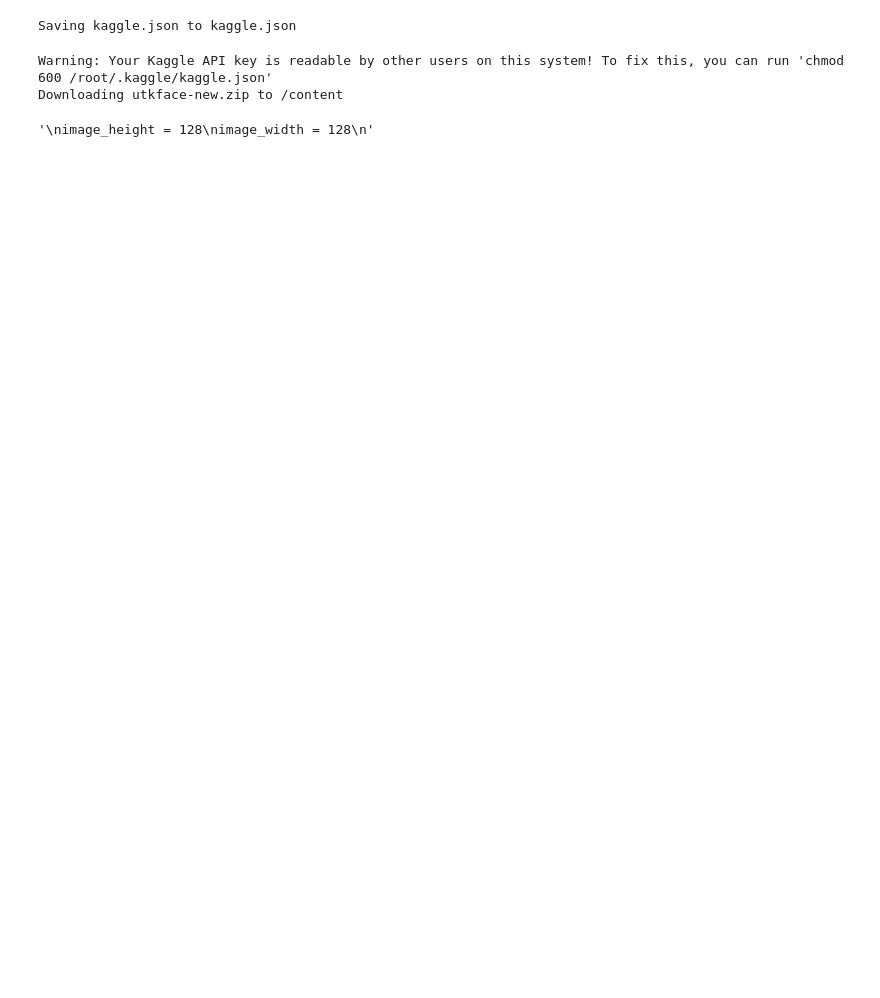
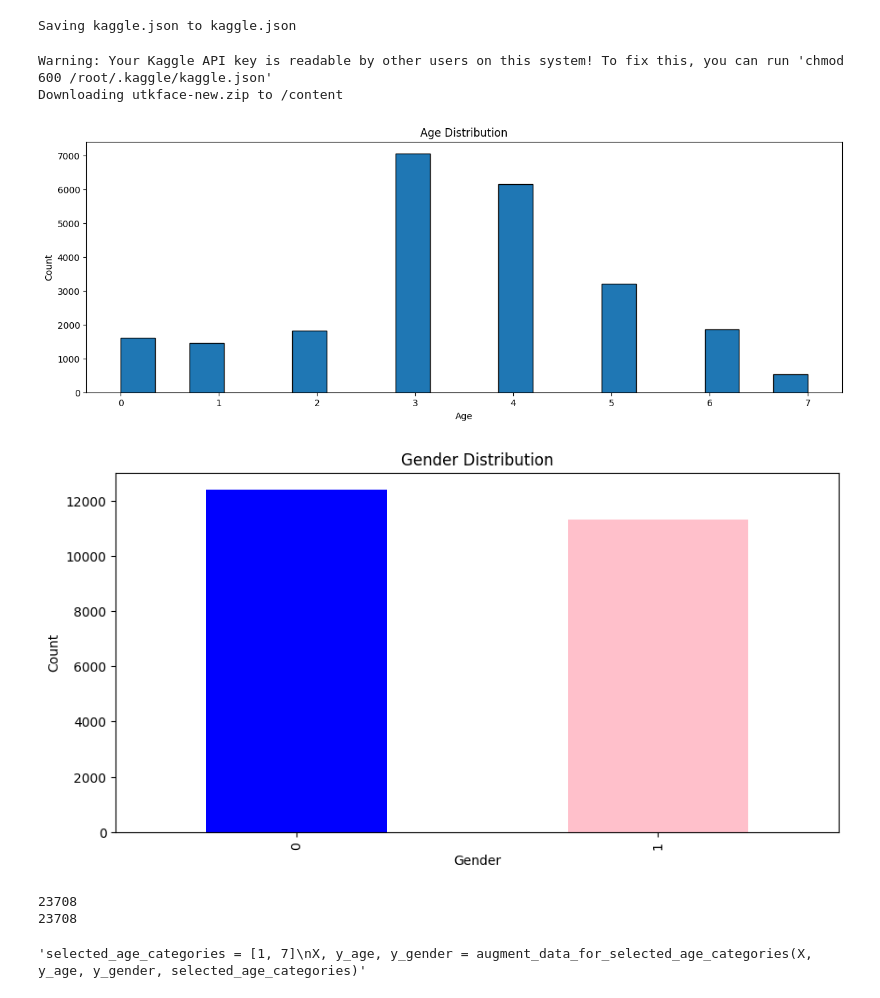
Before and after one commit to VladimirVladetic/Gender-AgePredictor, a Jupyter notebook: age_and_gender_predictor.ipynb, the cells around one changed output. Drawn from its saved outputs; the diff is of its cells as text; code cells hidden in the pictures; blank space fills up the shorter version.

```diff
--- a/age_and_gender_predictor.ipynb
+++ b/age_and_gender_predictor.ipynb
@@ -311,21 +348,11 @@ df["image"], df["age"], df["gender"] = image_paths, age_categories, gender_label
 # %%
 ### EDA ###
 
 ##show_examples(df, gender_dictionary, 500)
 
-##plot_age(df)
+plot_age(df)
 
-##plot_gender(df)
+plot_gender(df)
+# %% [output]
+[figure, added]
+[figure, added]
-# %%
-## Worth trying changing the height and width to a smaller size and upping float32 to 64
-## back in the extract features function
-image_height = 128
-image_width = 128
-num_age_classes = 8
-
-"""
-image_height = 128
-image_width = 128
-"""
-# %% [output]
-'\nimage_height = 128\nimage_width = 128\n'
@@ -343,3 +372,14 @@ y_gender_tensor = tf.convert_to_tensor(y_gender, dtype=tf.float32)
 y_age_tensor = tf.convert_to_tensor(y_age, dtype=tf.float32)
 
 input_shape = (image_height,image_width,1)
+# %%
+print(len(X))
+print(len(y_age))
+# %% [output]
+23708
+23708
+# %%
+"""selected_age_categories = [1, 7]
+X, y_age, y_gender = augment_data_for_selected_age_categories(X, y_age, y_gender, selected_age_categories)"""
+# %% [output]
+'selected_age_categories = [1, 7]\nX, y_age, y_gender = augment_data_for_selected_age_categories(X, y_age, y_gender, selected_age_categories)'
```
Also changed, not shown: parts of 11 cells of this notebook.
